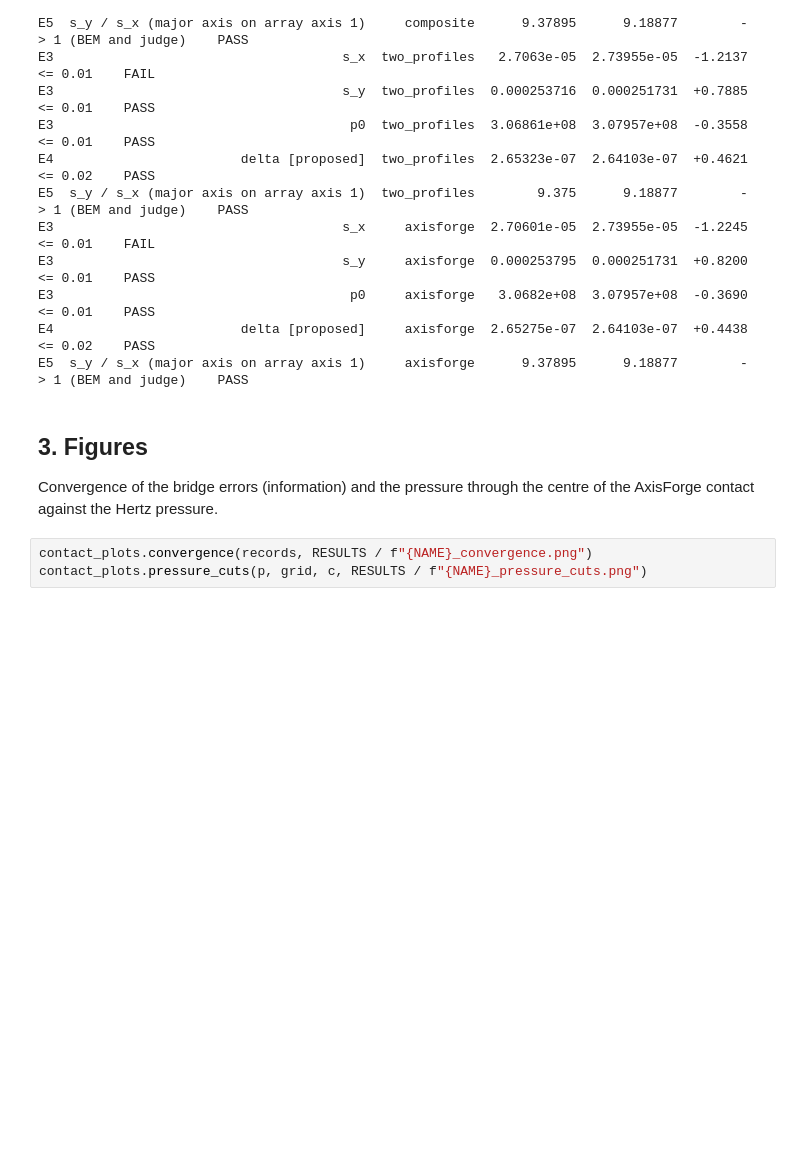
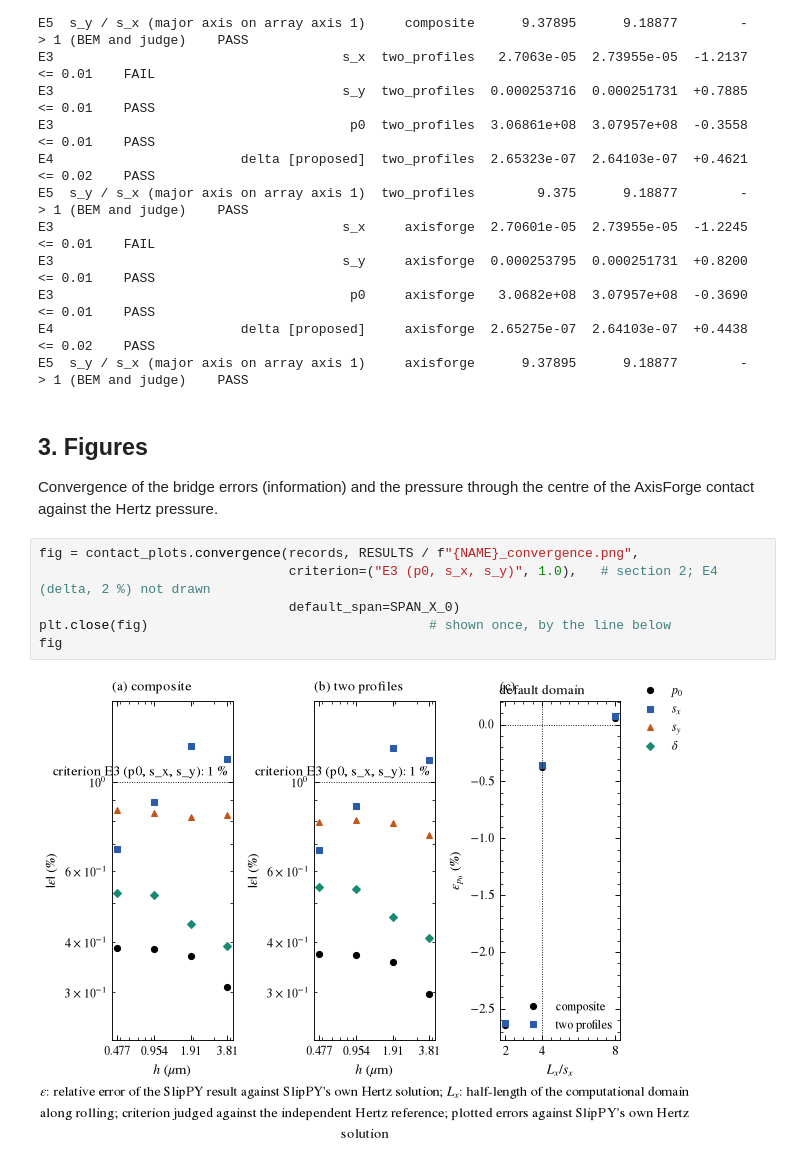
Before and after one commit to JRaposo-m/AxisForge-Design-Studies, a Jupyter notebook: validation/contact/hertz_ellipse/01_ball_raceway.ipynb, the cells around one changed output. Saved outputs shown, nothing was run; the diff lists cells and outputs as text; blank space fills up the shorter version.

```diff
--- a/validation/contact/hertz_ellipse/01_ball_raceway.ipynb
+++ b/validation/contact/hertz_ellipse/01_ball_raceway.ipynb
@@ -145,5 +148,10 @@ E5  s_y / s_x (major axis on array axis 1)     axisforge      9.37895      9.188
 Convergence of the bridge errors (information) and the pressure through the centre of the
 AxisForge contact against the Hertz pressure.
 # %%
-contact_plots.convergence(records, RESULTS / f"{NAME}_convergence.png")
-contact_plots.pressure_cuts(p, grid, c, RESULTS / f"{NAME}_pressure_cuts.png")
+fig = contact_plots.convergence(records, RESULTS / f"{NAME}_convergence.png",
+                                criterion=("E3 (p0, s_x, s_y)", 1.0),   # section 2; E4 (delta, 2 %) not drawn
+                                default_span=SPAN_X_0)
+plt.close(fig)                                    # shown once, by the line below
+fig
+# %% [output]
+[figure, added]
```
Also changed, not shown: parts of 3 cells of this notebook, 5 other files.
